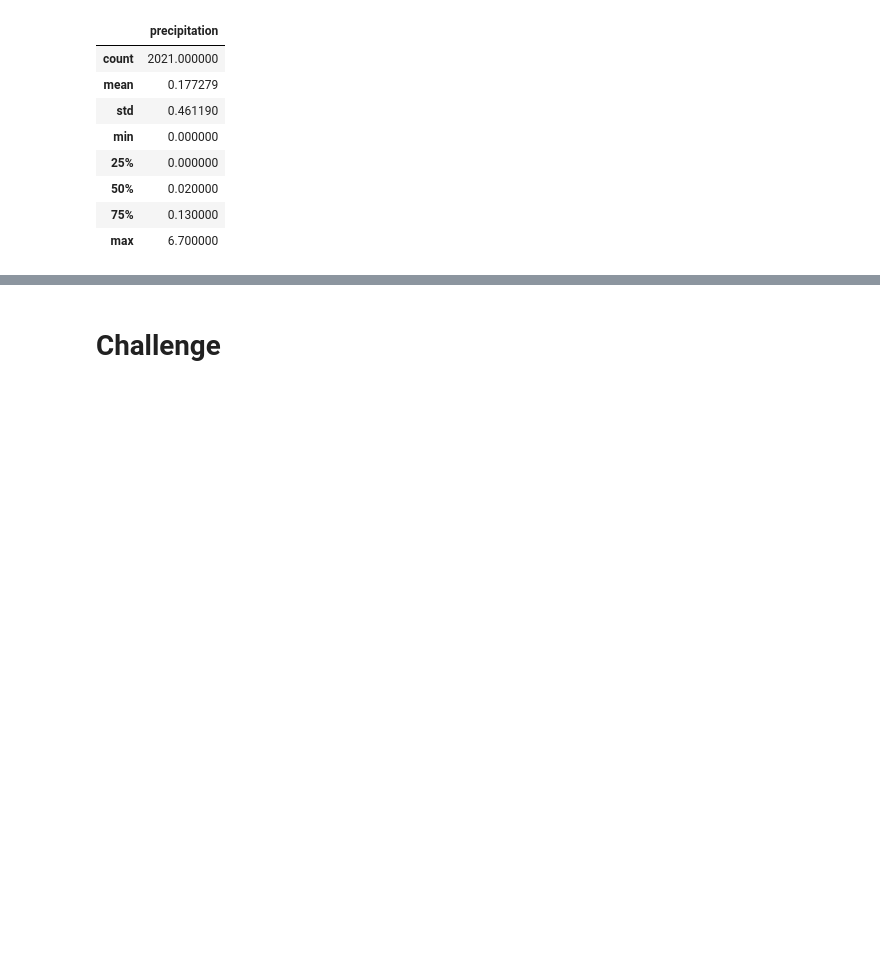
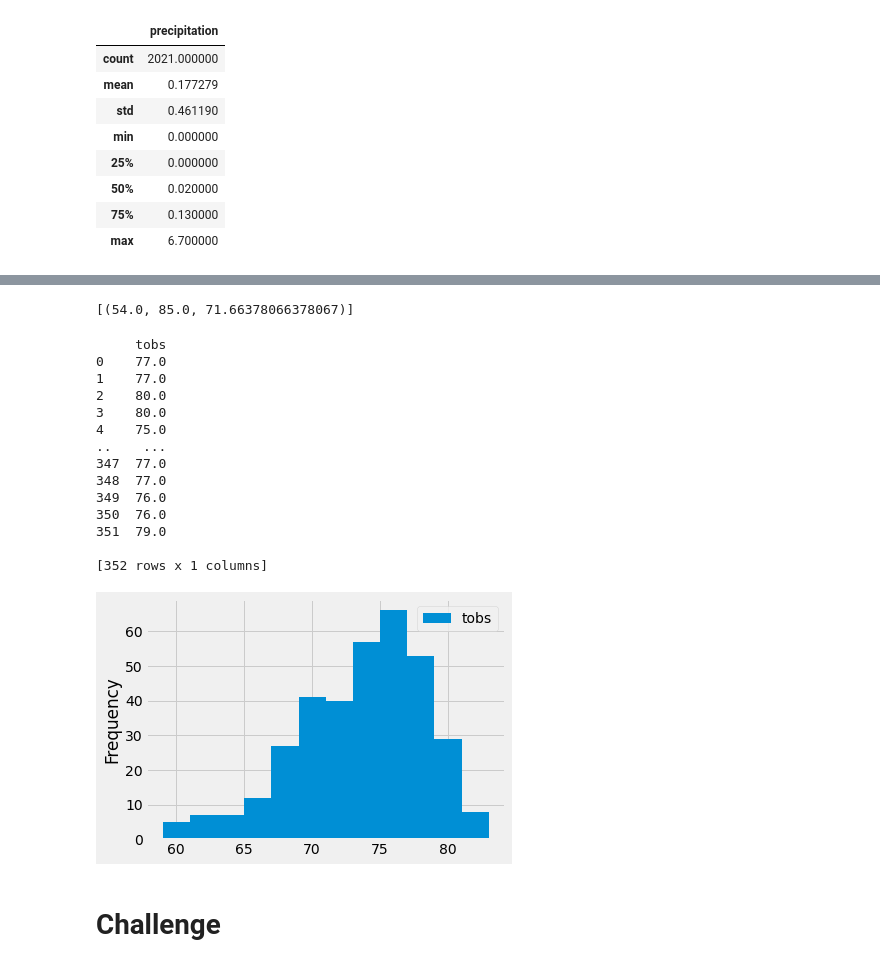
Before and after one commit to ewyluda/surfs_up, a Jupyter notebook: climate_analysis.ipynb, the cells around one changed output, grey strips where cells are left out. Cells and saved outputs as stored; diff of their text form; code cells hidden in the pictures; blank space fills up the shorter version.

```diff
--- a/climate_analysis.ipynb
+++ b/climate_analysis.ipynb
@@ -107,3 +122,7 @@ df.describe()
 # %%
 # Using the station id from the previous query, calculate the lowest temperature recorded,
 # highest temperature recorded, and average temperature most active station?
+session.query(func.min(Measurement.tobs), func.max(Measurement.tobs), func.avg(Measurement.tobs)).\
+    filter(Measurement.station == 'USC00519281').all()
+# %% [output]
+[(54.0, 85.0, 71.66378066378067)]
@@ -113,3 +129,35 @@ df.describe()
+# %%
+# Choose the station with the highest number of temperature observations.
+# Query the last 12 months of temperature observation data for this station and plot the results as a histogram
+results = session.query(Measurement.tobs).\
+filter(Measurement.station == 'USC00519281').\
+filter(Measurement.date >= prev_year).all()
+# print(results)
+
+# Convert to DataFrame; when creating a DataFrame, our first parameter is our list and the second parameter
+# is the column(s) we want to putour data in.
+df = pd.DataFrame(results, columns=['tobs'])
+print(df)
+
+# Plot the dataframe as a histogram...
+df.plot.hist(bins=12)
+plt.tight_layout() #using this argument we can compress the x-axis labels so that fit into the box holding our plot.
+# %% [output]
+     tobs
+0    77.0
+1    77.0
+2    80.0
+3    80.0
+4    75.0
+..    ...
+347  77.0
+348  77.0
+349  76.0
+350  76.0
+351  79.0
+
+[352 rows x 1 columns]
+[figure, added]
 # %%
 # Write a function called `calc_temps` that will accept start date and end date in the format '%Y-%m-%d'
 # and return the minimum, average, and maximum temperatures for that range of dates
```
Also changed, not shown: parts of 3 cells of this notebook.
